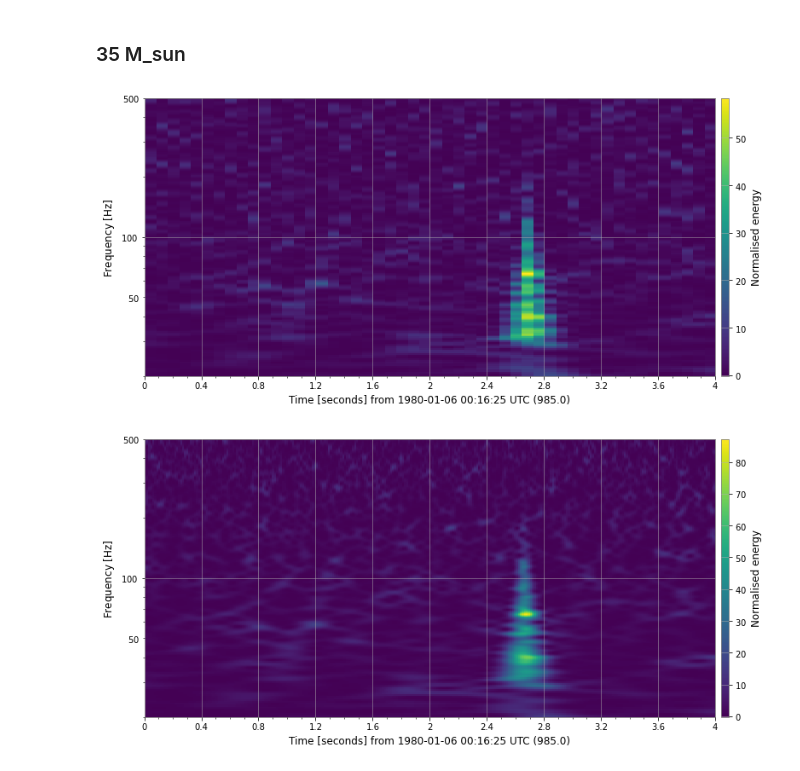
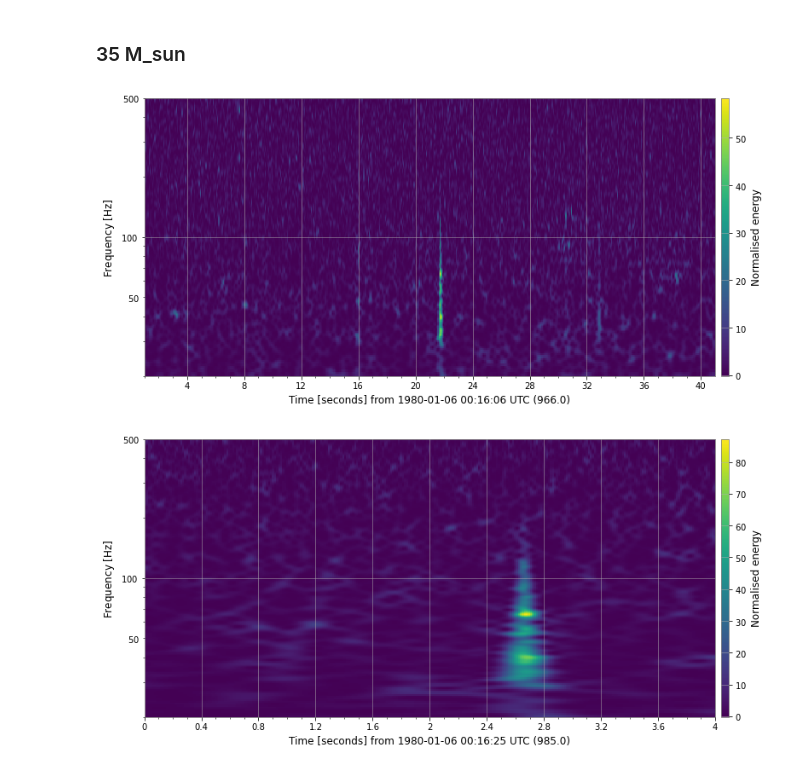
Before and after one commit to SYLau/odw-2022, a Jupyter notebook: Challenge/Data_challenge_4e(H).ipynb, the cells around one changed output. Cells and saved outputs as stored; diff of their text form; code cells hidden in the pictures.

Commit message:
Challenge 4e

```diff
--- a/Challenge/Data_challenge_4e(H).ipynb
+++ b/Challenge/Data_challenge_4e(H).ipynb
@@ -36,3 +36,12 @@ sampling rate = 4096.0 1 / s
 #print(dir(gwpy_strain))
 #print(gwpy_strain.value)
 #print(gwpy_strain.times)
+# %%
+import pylab
+%matplotlib inline
+
+hq = gwpy_strain.q_transform(frange=(20, 500), qrange=(20, 35))
+plot_hq = hq.plot()
+ax = plot_hq.gca()
+ax.set_yscale('log')
+ax.colorbar(label="Normalised energy")
@@ -67,11 +79,12 @@ def challenge_q_transform_short(strain,fmin,fmax,qmin,qmax,t,tmin,tmax):
 ### 35 M_sun
 # %%
 t0 = 987
-t = [t0-2,t0+2]
+t = [t0-20,t0+20]
+tz = [t0-2,t0+2]
 q = [30,200]
 f = [20,500]
 challenge_q_transform_long(gwpy_strain,f[0],f[1],q[0],q[1],t0,t[0],t[1])
-challenge_q_transform_short(gwpy_strain,f[0],f[1],q[0],q[1],t0,t[0],t[1])
+challenge_q_transform_short(gwpy_strain,f[0],f[1],q[0],q[1],t0,tz[0],tz[1])
 # %% [output]
-[figure, old version]
+[figure, new version]
 [figure]
```
Also changed, not shown: parts of 7 cells of this notebook, 1 other file.
